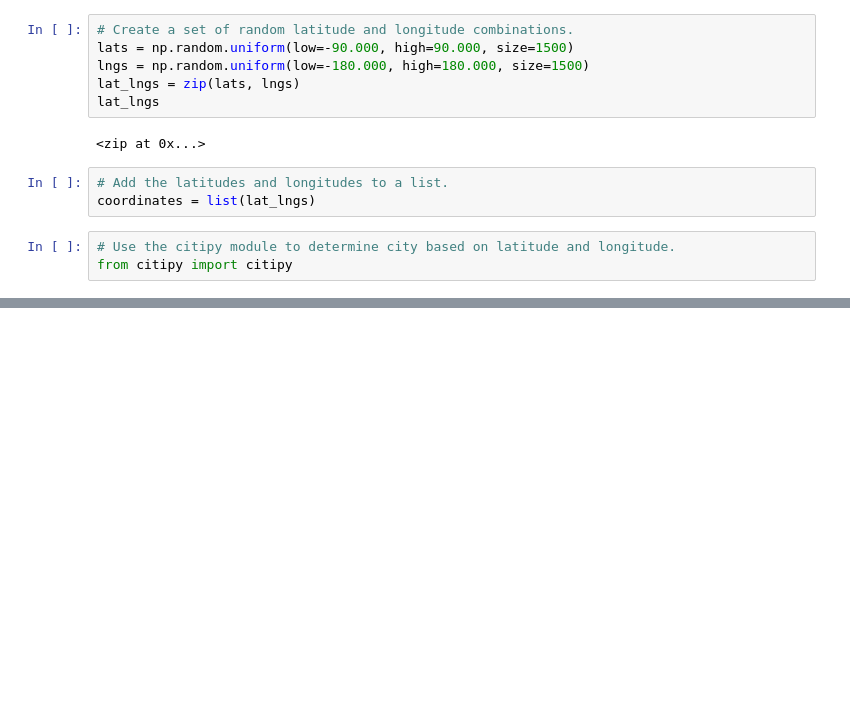
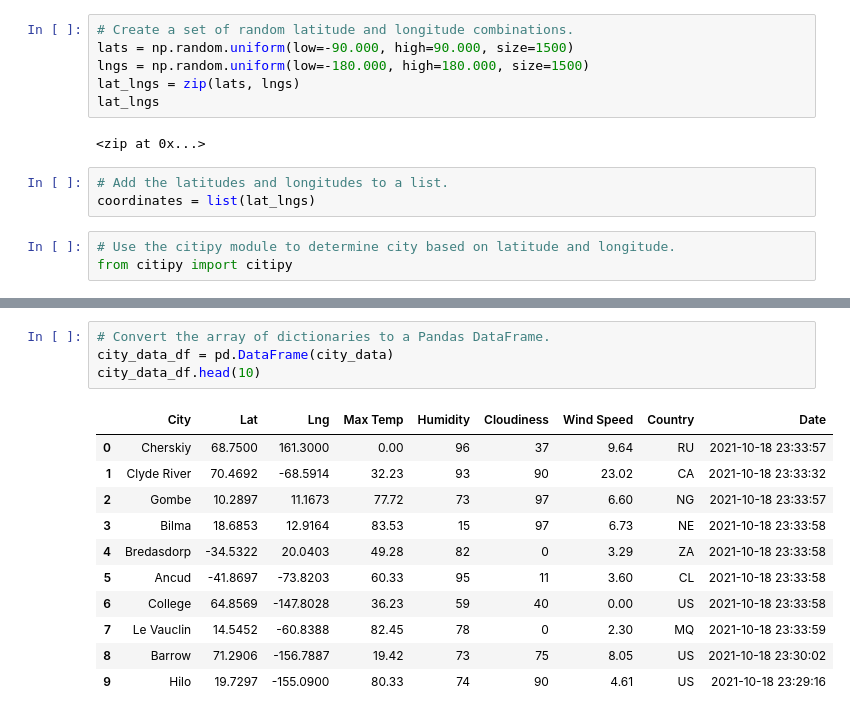
Before and after one commit to cflavallee/World_Weather_Analysis, a Jupyter notebook: WeatherPy.ipynb, the cells around one changed output, grey strips where cells are left out. Saved outputs shown, nothing was run; the diff lists cells and outputs as text; blank space fills up the shorter version.

```diff
--- a/WeatherPy.ipynb
+++ b/WeatherPy.ipynb
@@ -33,0 +134,16 @@ len(cities)
+# %%
+# Convert the array of dictionaries to a Pandas DataFrame.
+city_data_df = pd.DataFrame(city_data)
+city_data_df.head(10)
+# %% [output]
+|  | City | Lat | Lng | Max Temp | Humidity | Cloudiness | Wind Speed | Country | Date |
+| 0 | Cherskiy | 68.7500 | 161.3000 | 0.00 | 96 | 37 | 9.64 | RU | 2021-10-18 23:33:57 |
+| 1 | Clyde River | 70.4692 | -68.5914 | 32.23 | 93 | 90 | 23.02 | CA | 2021-10-18 23:33:32 |
+| 2 | Gombe | 10.2897 | 11.1673 | 77.72 | 73 | 97 | 6.60 | NG | 2021-10-18 23:33:57 |
+| 3 | Bilma | 18.6853 | 12.9164 | 83.53 | 15 | 97 | 6.73 | NE | 2021-10-18 23:33:58 |
+| 4 | Bredasdorp | -34.5322 | 20.0403 | 49.28 | 82 | 0 | 3.29 | ZA | 2021-10-18 23:33:58 |
+| 5 | Ancud | -41.8697 | -73.8203 | 60.33 | 95 | 11 | 3.60 | CL | 2021-10-18 23:33:58 |
+| 6 | College | 64.8569 | -147.8028 | 36.23 | 59 | 40 | 0.00 | US | 2021-10-18 23:33:58 |
+| 7 | Le Vauclin | 14.5452 | -60.8388 | 82.45 | 78 | 0 | 2.30 | MQ | 2021-10-18 23:33:59 |
+| 8 | Barrow | 71.2906 | -156.7887 | 19.42 | 73 | 75 | 8.05 | US | 2021-10-18 23:30:02 |
+| 9 | Hilo | 19.7297 | -155.0900 | 80.33 | 74 | 90 | 4.61 | US | 2021-10-18 23:29:16 |
```
Also changed, not shown: parts of 10 cells of this notebook, 3 other files.
